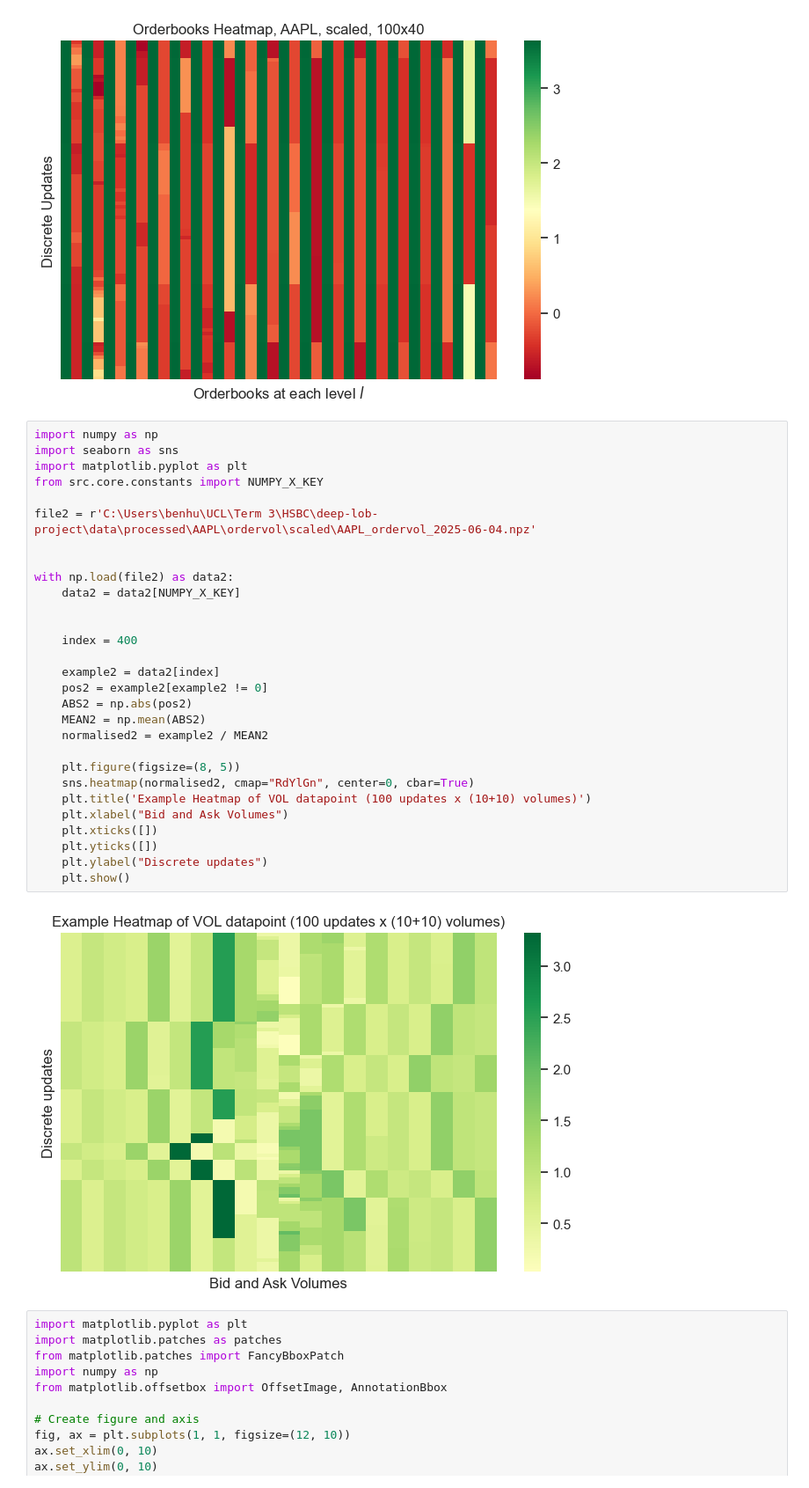
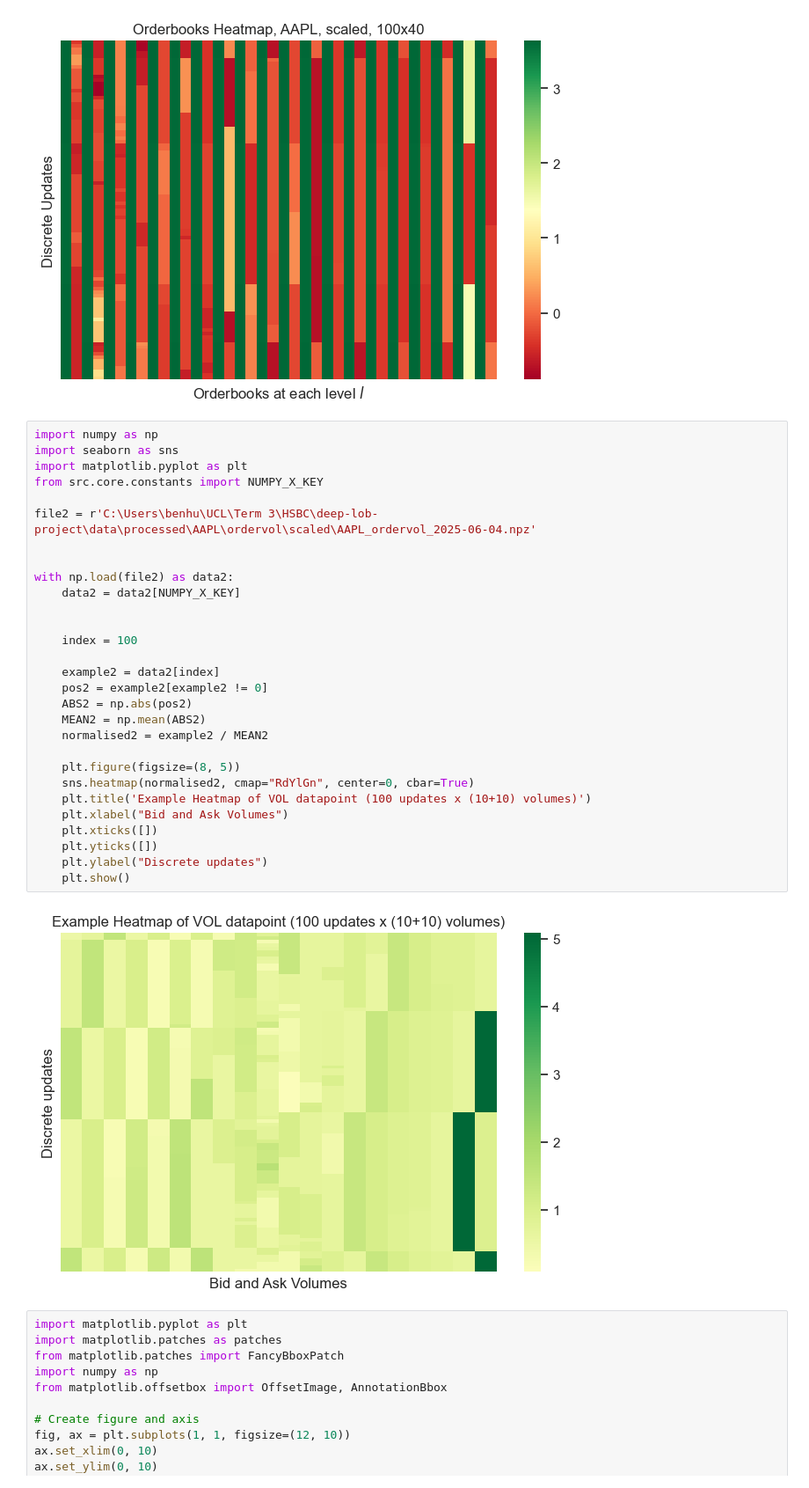
Before and after one commit to benhunt19/deep-lob-project, a Jupyter notebook: src/notebooks/genericNotebook.ipynb, the cells around one changed output. Shown: that part at 88% size. Cells and saved outputs as stored; diff of their text form.

```diff
--- a/src/notebooks/genericNotebook.ipynb
+++ b/src/notebooks/genericNotebook.ipynb
@@ -482,34 +482,34 @@ plt.plot()
 # %%
 import numpy as np
 import seaborn as sns
 import matplotlib.pyplot as plt
 from src.core.constants import NUMPY_X_KEY
 
 file2 = r'C:\Users\benhu\UCL\Term 3\HSBC\deep-lob-project\data\processed\AAPL\ordervol\scaled\AAPL_ordervol_2025-06-04.npz'
 
 
 with np.load(file2) as data2:
     data2 = data2[NUMPY_X_KEY]
 
 
-    index = 400
+    index = 100
 
     example2 = data2[index]
     pos2 = example2[example2 != 0]
     ABS2 = np.abs(pos2)
     MEAN2 = np.mean(ABS2)
     normalised2 = example2 / MEAN2
 
     plt.figure(figsize=(8, 5))
     sns.heatmap(normalised2, cmap="RdYlGn", center=0, cbar=True)
     plt.title('Example Heatmap of VOL datapoint (100 updates x (10+10) volumes)')
     plt.xlabel("Bid and Ask Volumes")
     plt.xticks([])
     plt.yticks([])
     plt.ylabel("Discrete updates")
     plt.show()
 # %% [output]
-[figure, old version]
+[figure, new version]
 # %%
 import matplotlib.pyplot as plt
 import matplotlib.patches as patches
```
Also changed, not shown: 5 other files.
